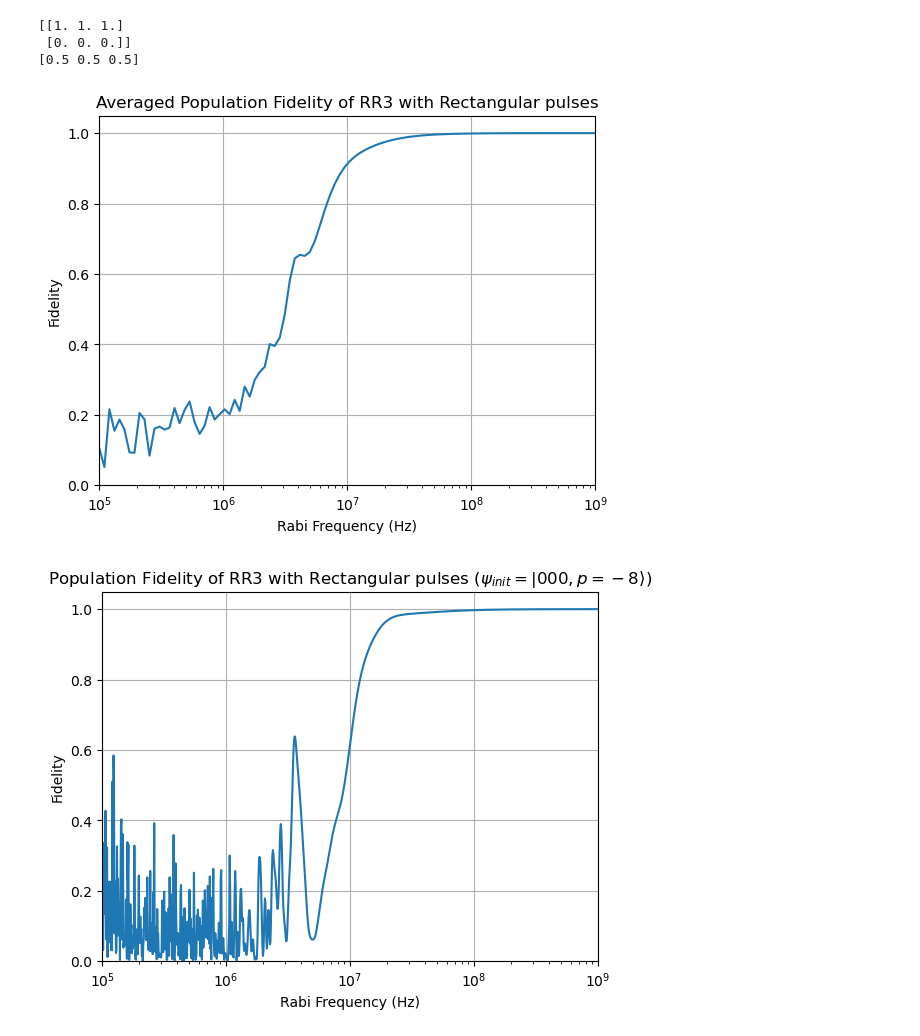
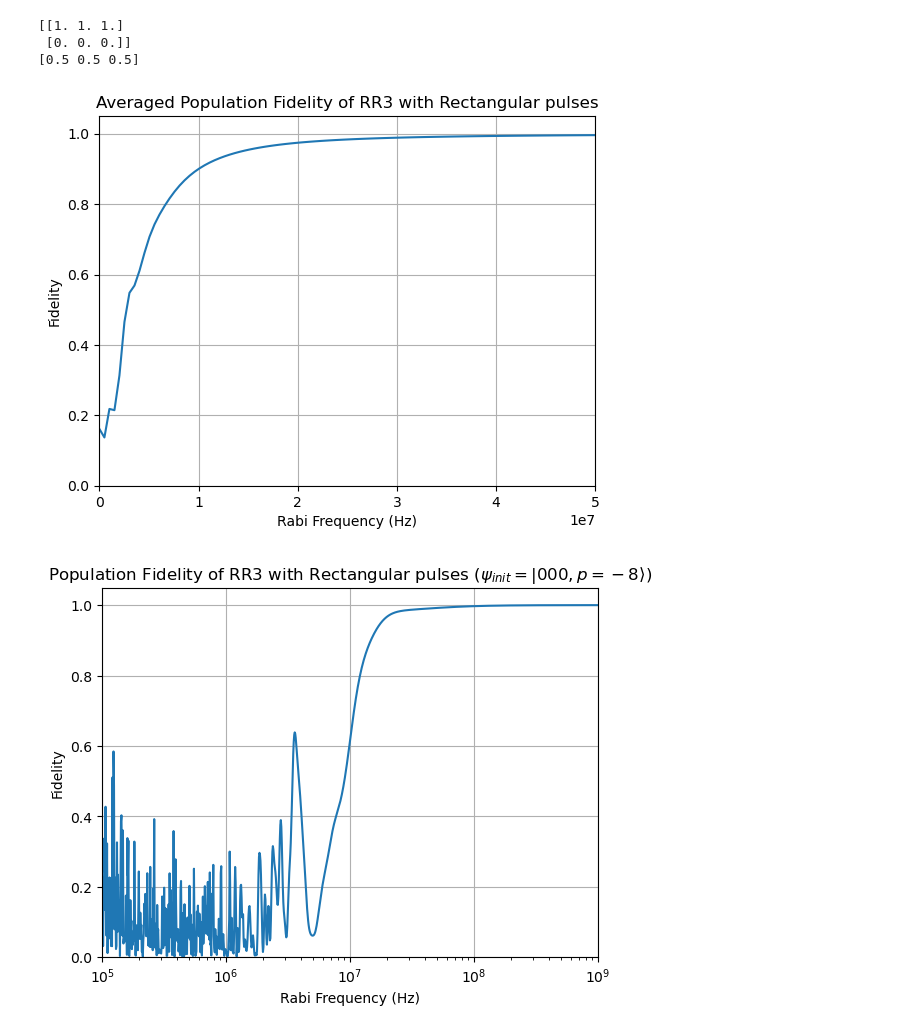
Before and after one commit to tr2g20/simulations, a Jupyter notebook: RR3 fidelity.ipynb, the cells around one changed output. Cells and saved outputs as stored; diff of their text form; code cells hidden in the pictures.

```diff
--- a/RR3 fidelity.ipynb
+++ b/RR3 fidelity.ipynb
@@ -43,8 +43,8 @@ target[6,18] = 1
 target[7,19] = 1
 
 
-rabi_freqs = 2*pi*np.logspace(5, 9, 300)
-# rabi_freqs = np.linspace(1,2*pi*5e7,1000)
+# rabi_freqs = 2*pi*np.logspace(5, 9, 100)
+rabi_freqs = np.linspace(1,2*pi*5e7,100)
 fidelities = np.zeros((8,len(rabi_freqs)))
 
 for j in range(8):
@@ -165,18 +153,22 @@ print(c)
 # %%
 avg_fids = np.mean(fidelities, axis=0)
 
-plt.semilogx(rabi_freqs/(2*pi), avg_fids)
+
+
+plt.plot(rabi_freqs/(2*pi), avg_fids)
 plt.grid(axis='both')
-plt.xlim(1e5,1e9)
+plt.xlim(0,5e7)
+# plt.xlim(1e5, 1e9)
 plt.ylim(0,1.05)
 plt.ylabel('Fidelity')
 plt.xlabel('Rabi Frequency (Hz)')
 plt.title(rf'Averaged Population Fidelity of RR3 with Rectangular pulses')
 plt.title
+
 plt.show()
 # print(fidelities)
 # %% [output]
-[figure, old version]
+[figure, new version]
 # %%
 title_text = [r'|000,p=-8\rangle', r'|010,p=-6\rangle', r'|100,p=-4\rangle', r'|110,p=-2\rangle', r'|000,p=0\rangle', r'|010,p=2\rangle', r'|100,p=4\rangle', r'|110,p=6\rangle']
 for i in range(8):
```
Also changed, not shown: parts of 3 cells of this notebook, 14 other files.
